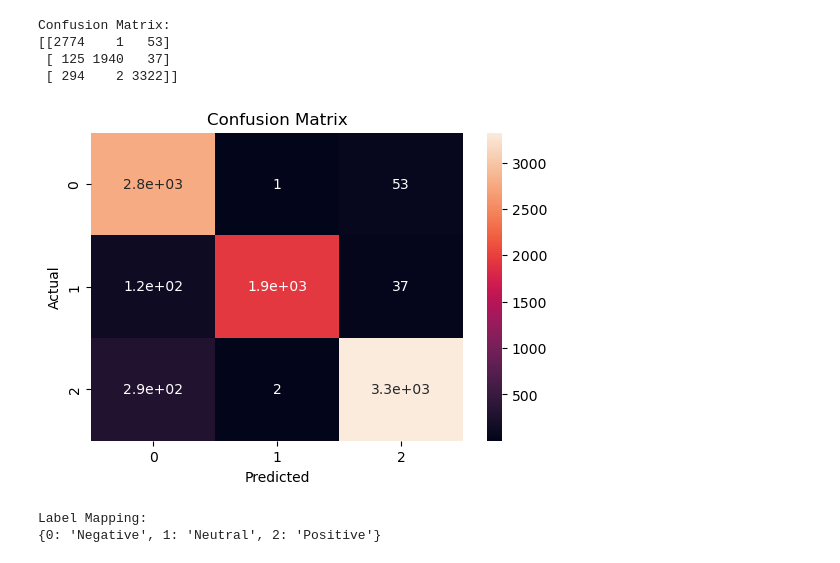
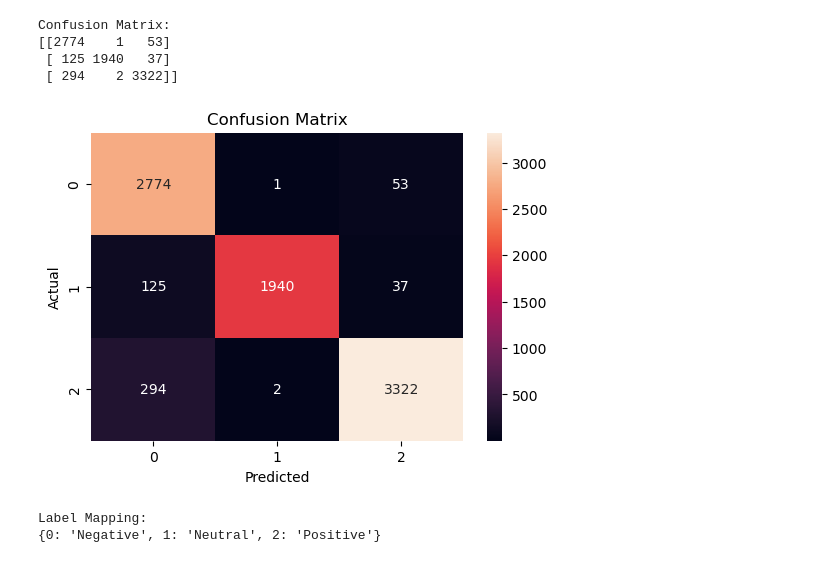
Before and after one commit to nupoor-mahajan/InsightCart, a Jupyter notebook: notebooks/04_Model-1_Training.ipynb, the cells around one changed output. Drawn from its saved outputs; the diff is of its cells as text; code cells hidden in the pictures.

```diff
--- a/notebooks/04_Model-1_Training.ipynb
+++ b/notebooks/04_Model-1_Training.ipynb
@@ -115,24 +149,25 @@ Confusion Matrix:
 # %%
 import matplotlib.pyplot as plt
 import seaborn as sns
 
 
 plt.figure(figsize=(6,4))
 
 sns.heatmap(
     cm,
-    annot=True
+    annot=True,
+    fmt='d'
 )
 
 plt.title("Confusion Matrix")
 
 plt.xlabel("Predicted")
 
 plt.ylabel("Actual")
 
 plt.show()
 # %% [output]
-[figure, old version]
+[figure, new version]
 # %%
 label_mapping = {
     0: "Negative",
```
Also changed, not shown: parts of 5 cells of this notebook.
